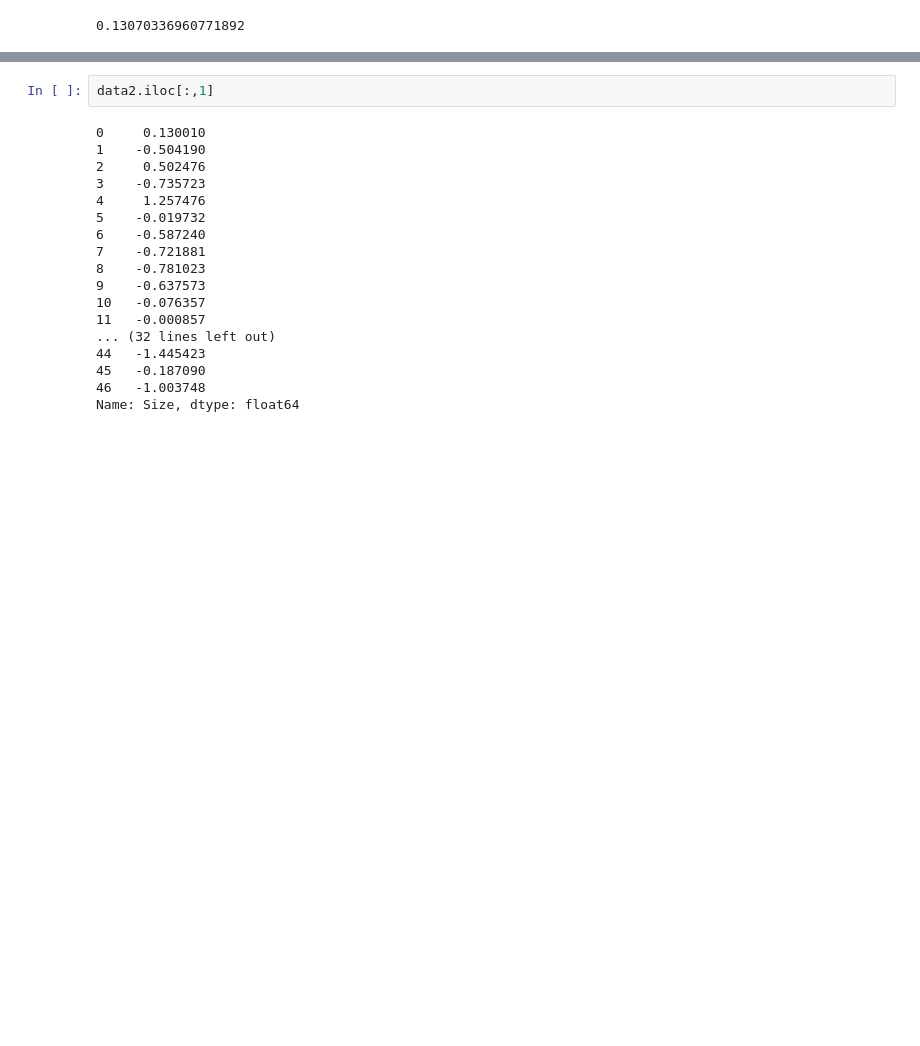
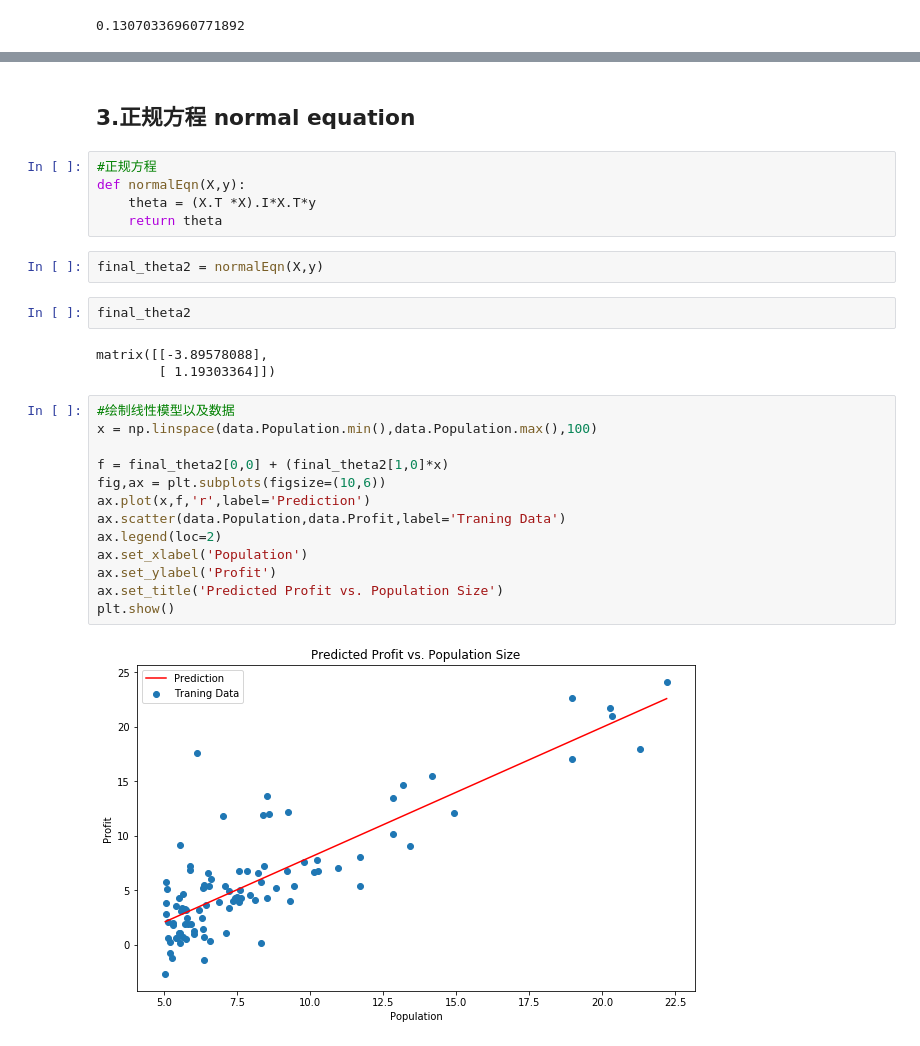
Before and after one commit to changsl231/LocalGithub, a Jupyter notebook: JupyterNotebook/Machine Learning/Andrew Ng/ex 1/ex1.ipynb, the cells around one changed output, grey strips where cells are left out. Saved outputs shown, nothing was run; the diff lists cells and outputs as text; blank space fills up the shorter version.

```diff
--- a/JupyterNotebook/Machine Learning/Andrew Ng/ex 1/ex1.ipynb
+++ b/JupyterNotebook/Machine Learning/Andrew Ng/ex 1/ex1.ipynb
@@ -300,20 +232,29 @@ array([[ 0.12470824],
-# %%
-data2.iloc[:,1]
-# %% [output]
-0     0.130010
-1    -0.504190
-2     0.502476
-3    -0.735723
-4     1.257476
-5    -0.019732
-6    -0.587240
-7    -0.721881
-8    -0.781023
-9    -0.637573
-10   -0.076357
-11   -0.000857
-... (32 lines left out)
-44   -1.445423
-45   -0.187090
-46   -1.003748
-Name: Size, dtype: float64
+# %% [markdown]
+## 3.正规方程 normal equation
+# %%
+#正规方程
+def normalEqn(X,y):
+    theta = (X.T *X).I*X.T*y
+    return theta
+# %%
+final_theta2 = normalEqn(X,y)
+# %%
+final_theta2
+# %% [output]
+matrix([[-3.89578088],
+        [ 1.19303364]])
+# %%
+#绘制线性模型以及数据
+x = np.linspace(data.Population.min(),data.Population.max(),100)
+
+f = final_theta2[0,0] + (final_theta2[1,0]*x)
+fig,ax = plt.subplots(figsize=(10,6))
+ax.plot(x,f,'r',label='Prediction')
+ax.scatter(data.Population,data.Profit,label='Traning Data')
+ax.legend(loc=2)
+ax.set_xlabel('Population')
+ax.set_ylabel('Profit')
+ax.set_title('Predicted Profit vs. Population Size')
+plt.show()
+# %% [output]
+[figure, added]
```
Also changed, not shown: parts of 11 cells of this notebook, 2 other files.
